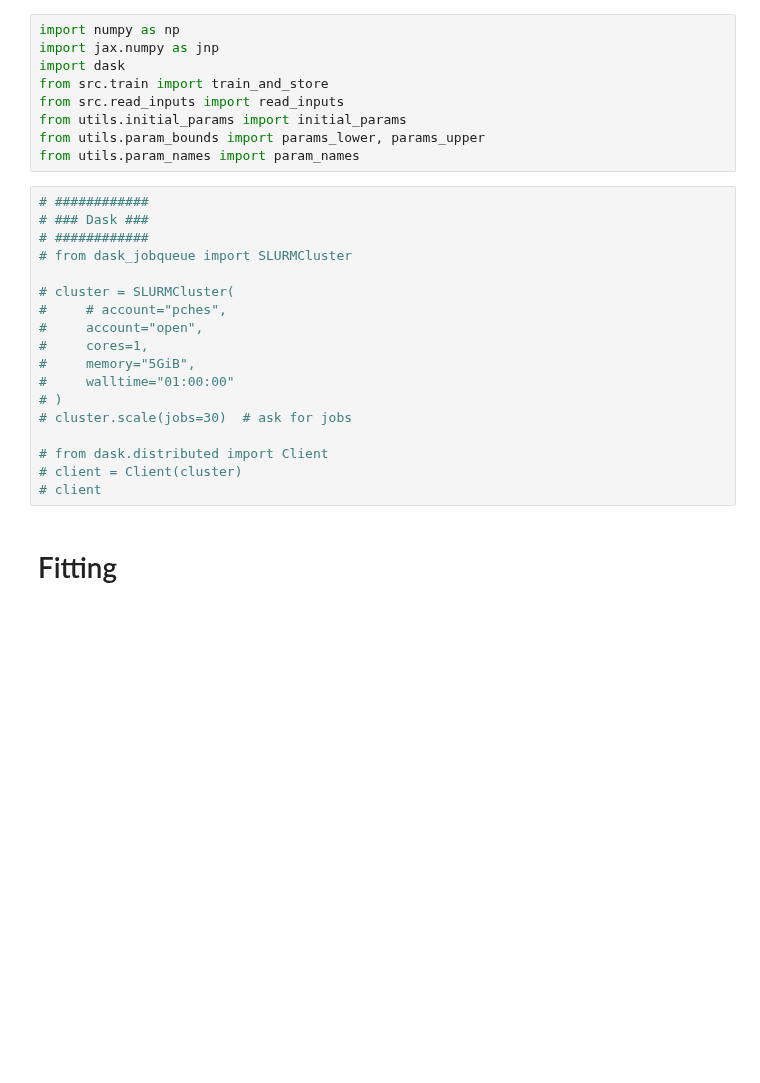
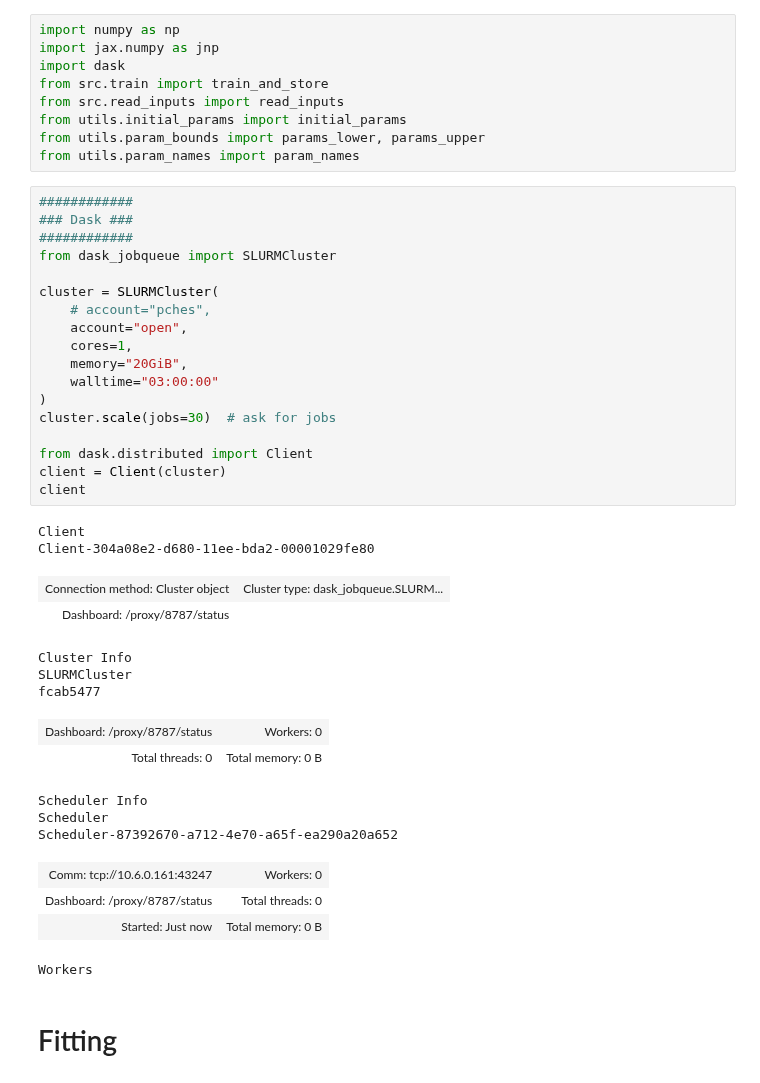
Before and after one commit to david0811/lafferty-etal-2024-tbd, a Jupyter notebook: code/02a_WBM_calibration.ipynb, the cells around one changed output. Drawn from its saved outputs; the diff is of its cells as text; blank space fills up the shorter version.

```diff
--- a/code/02a_WBM_calibration.ipynb
+++ b/code/02a_WBM_calibration.ipynb
@@ -14,23 +8,40 @@ from utils.initial_params import initial_params
 from utils.param_bounds import params_lower, params_upper
 from utils.param_names import param_names
 # %%
-# ############
-# ### Dask ###
-# ############
-# from dask_jobqueue import SLURMCluster
+############
+### Dask ###
+############
+from dask_jobqueue import SLURMCluster
 
-# cluster = SLURMCluster(
-#     # account="pches",
-#     account="open",
-#     cores=1,
-#     memory="5GiB",
-#     walltime="01:00:00"
-# )
-# cluster.scale(jobs=30)  # ask for jobs
+cluster = SLURMCluster(
+    # account="pches",
+    account="open",
+    cores=1,
+    memory="20GiB",
+    walltime="03:00:00"
+)
+cluster.scale(jobs=30)  # ask for jobs
 
-# from dask.distributed import Client
-# client = Client(cluster)
-# client
+from dask.distributed import Client
+client = Client(cluster)
+client
+# %% [output]
+Client
+Client-304a08e2-d680-11ee-bda2-00001029fe80
+| Connection method: Cluster object | Cluster type: dask_jobqueue.SLURM... |
+| Dashboard: /proxy/8787/status |  |
+Cluster Info
+SLURMCluster
+fcab5477
+| Dashboard: /proxy/8787/status | Workers: 0 |
+| Total threads: 0 | Total memory: 0 B |
+Scheduler Info
+Scheduler
+Scheduler-87392670-a712-4e70-a65f-ea290a20a652
+| Comm: tcp://10.6.0.161:43247 | Workers: 0 |
+| Dashboard: /proxy/8787/status | Total threads: 0 |
+| Started: Just now | Total memory: 0 B |
+Workers
 # %% [markdown]
 # Fitting
 # %%
```
Also changed, not shown: parts of 10 cells of this notebook, 5 other files.
